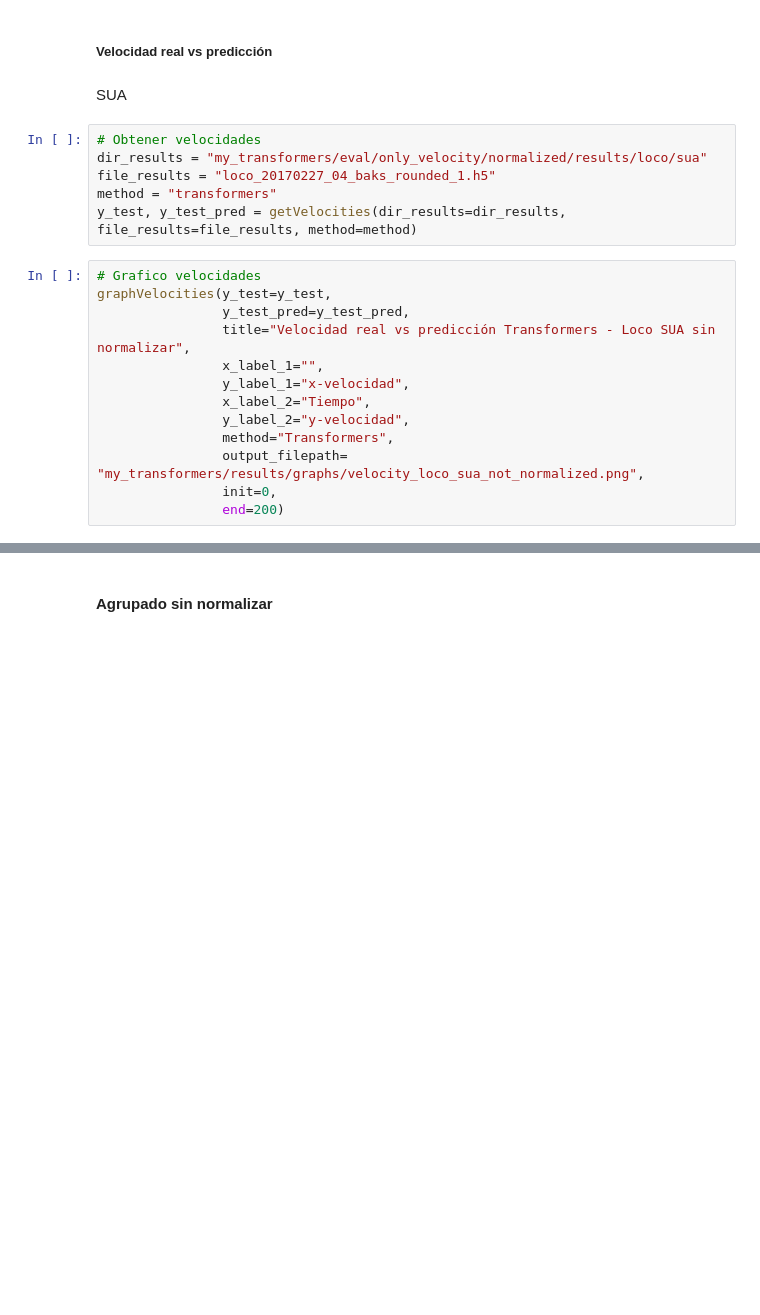
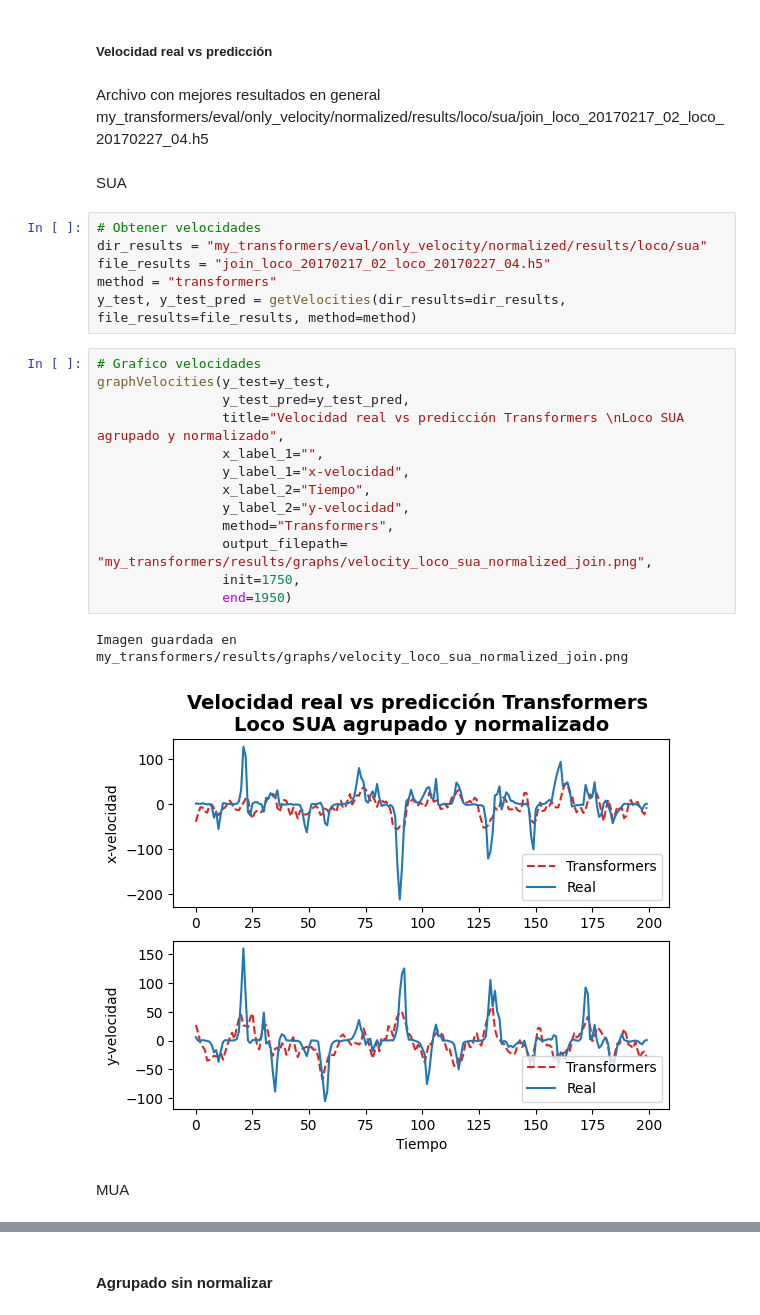
Before and after one commit to pmelof/tesis_transformers, a Jupyter notebook: order copy.ipynb, the cells around one changed output, grey strips where cells are left out. Saved outputs shown, nothing was run; the diff lists cells and outputs as text; blank space fills up the shorter version.

Commit message:
graficos y df transformers agrupados

```diff
--- a/order copy.ipynb
+++ b/order copy.ipynb
@@ -1753,24 +1785,32 @@ with pd.ExcelWriter("my_transformers/results/df/df_loco_normalized_join.xlsx") a
     df_cc_mua_loco_join.T.to_excel(writer, sheet_name="df_cc_mua")
 # %% [markdown]
 ##### Velocidad real vs predicción
+# %% [markdown]
+Archivo con mejores resultados en general
+my_transformers/eval/only_velocity/normalized/results/loco/sua/join_loco_20170217_02_loco_20170227_04.h5
 # %% [markdown]
 SUA
 # %%
 # Obtener velocidades
 dir_results = "my_transformers/eval/only_velocity/normalized/results/loco/sua"
-file_results = "loco_20170227_04_baks_rounded_1.h5"
+file_results = "join_loco_20170217_02_loco_20170227_04.h5"
 method = "transformers"
 y_test, y_test_pred = getVelocities(dir_results=dir_results, file_results=file_results, method=method)
 # %%
 # Grafico velocidades
 graphVelocities(y_test=y_test,
                 y_test_pred=y_test_pred,
-                title="Velocidad real vs predicción Transformers - Loco SUA sin normalizar",
+                title="Velocidad real vs predicción Transformers \nLoco SUA agrupado y normalizado",
                 x_label_1="",
                 y_label_1="x-velocidad",
                 x_label_2="Tiempo",
                 y_label_2="y-velocidad",
                 method="Transformers",
-                output_filepath= "my_transformers/results/graphs/velocity_loco_sua_not_normalized.png",
-                init=0,
-                end=200)
+                output_filepath= "my_transformers/results/graphs/velocity_loco_sua_normalized_join.png",
+                init=1750,
+                end=1950)
+# %% [output]
+Imagen guardada en my_transformers/results/graphs/velocity_loco_sua_normalized_join.png
+[figure, added]
+# %% [markdown]
+MUA
```
Also changed, not shown: parts of 22 cells of this notebook.
